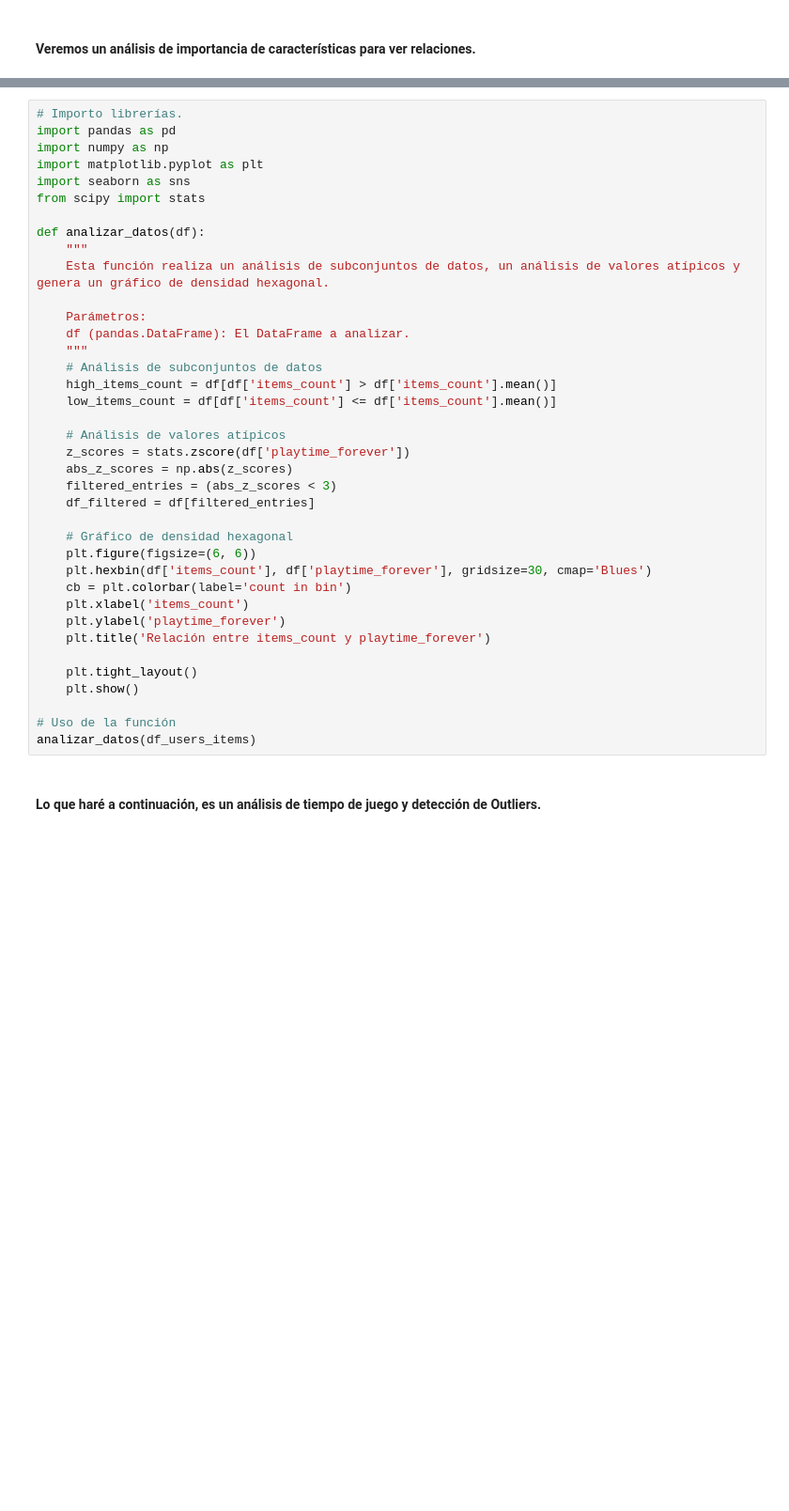
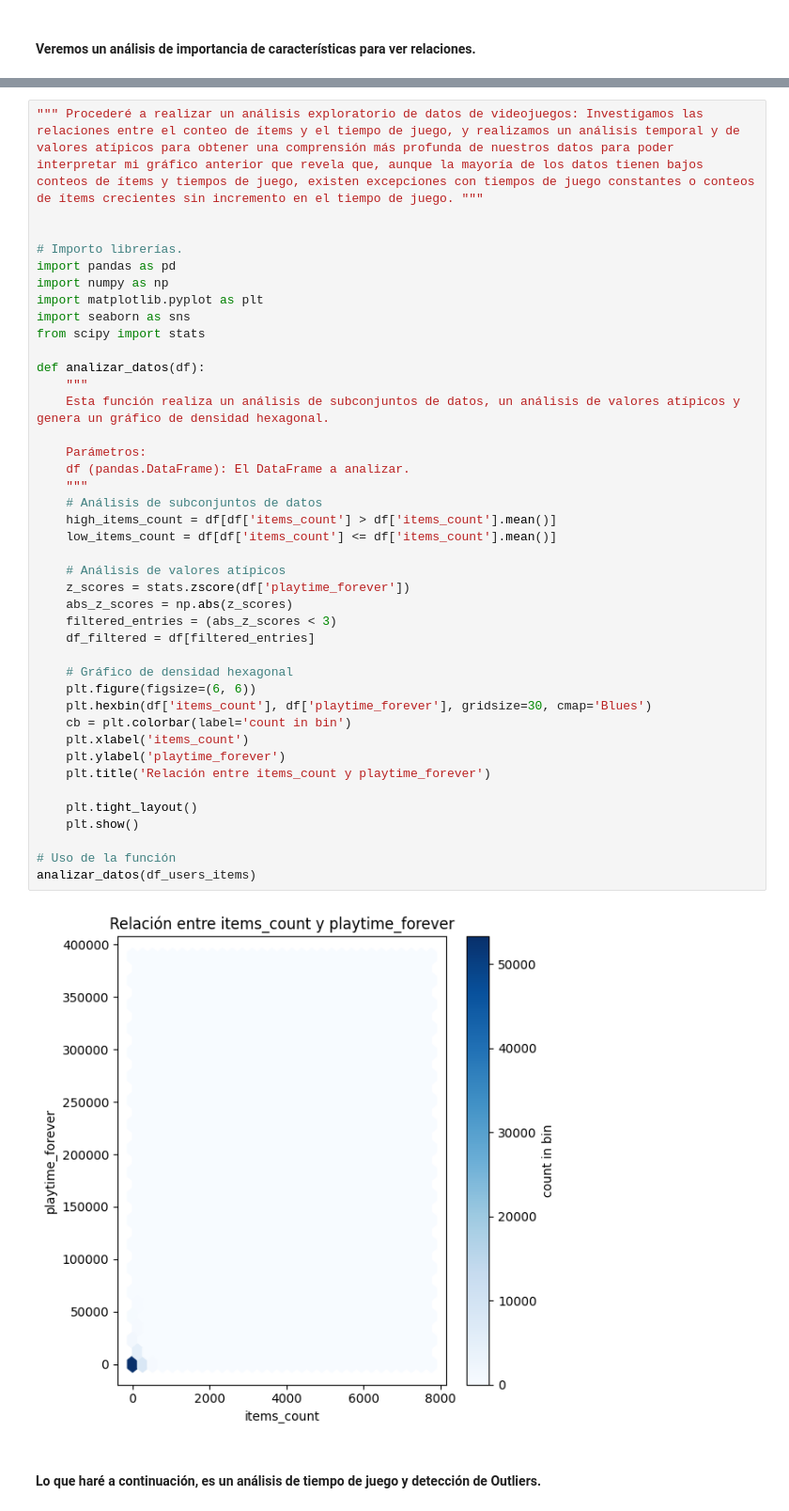
Before and after one commit to JavierEdgarEsteban77/MVP-Steam, a Jupyter notebook: 1PI.ipynb, the cells around one changed output, grey strips where cells are left out. Shown at 94% size. Drawn from its saved outputs; the diff is of its cells as text; blank space fills up the shorter version.

```diff
--- a/1PI.ipynb
+++ b/1PI.ipynb
@@ -3655,4 +3467,7 @@ plt.show()
 # %%
+""" Procederé a realizar un análisis exploratorio de datos de videojuegos: Investigamos las relaciones entre el conteo de ítems y el tiempo de juego, y realizamos un análisis temporal y de valores atípicos para obtener una comprensión más profunda de nuestros datos para poder interpretar mi gráfico anterior que revela que, aunque la mayoría de los datos tienen bajos conteos de ítems y tiempos de juego, existen excepciones con tiempos de juego constantes o conteos de ítems crecientes sin incremento en el tiempo de juego. """
+
+
 # Importo librerías.
 import pandas as pd
 import numpy as np
@@ -3663,33 +3478,35 @@ from scipy import stats
 def analizar_datos(df):
     """
     Esta función realiza un análisis de subconjuntos de datos, un análisis de valores atípicos y genera un gráfico de densidad hexagonal.
 
     Parámetros:
     df (pandas.DataFrame): El DataFrame a analizar.
     """
     # Análisis de subconjuntos de datos
     high_items_count = df[df['items_count'] > df['items_count'].mean()]
     low_items_count = df[df['items_count'] <= df['items_count'].mean()]
 
     # Análisis de valores atípicos
     z_scores = stats.zscore(df['playtime_forever'])
     abs_z_scores = np.abs(z_scores)
     filtered_entries = (abs_z_scores < 3)
     df_filtered = df[filtered_entries]
 
     # Gráfico de densidad hexagonal
     plt.figure(figsize=(6, 6))
     plt.hexbin(df['items_count'], df['playtime_forever'], gridsize=30, cmap='Blues')
     cb = plt.colorbar(label='count in bin')
     plt.xlabel('items_count')
     plt.ylabel('playtime_forever')
     plt.title('Relación entre items_count y playtime_forever')
 
     plt.tight_layout()
     plt.show()
 
 # Uso de la función
 analizar_datos(df_users_items)
+# %% [output]
+[figure, added]
 # %% [markdown]
 #### Lo que haré a continuación, es un análisis de tiempo de juego y detección de Outliers.
 # %%
```
Also changed, not shown: parts of 20 cells of this notebook.
